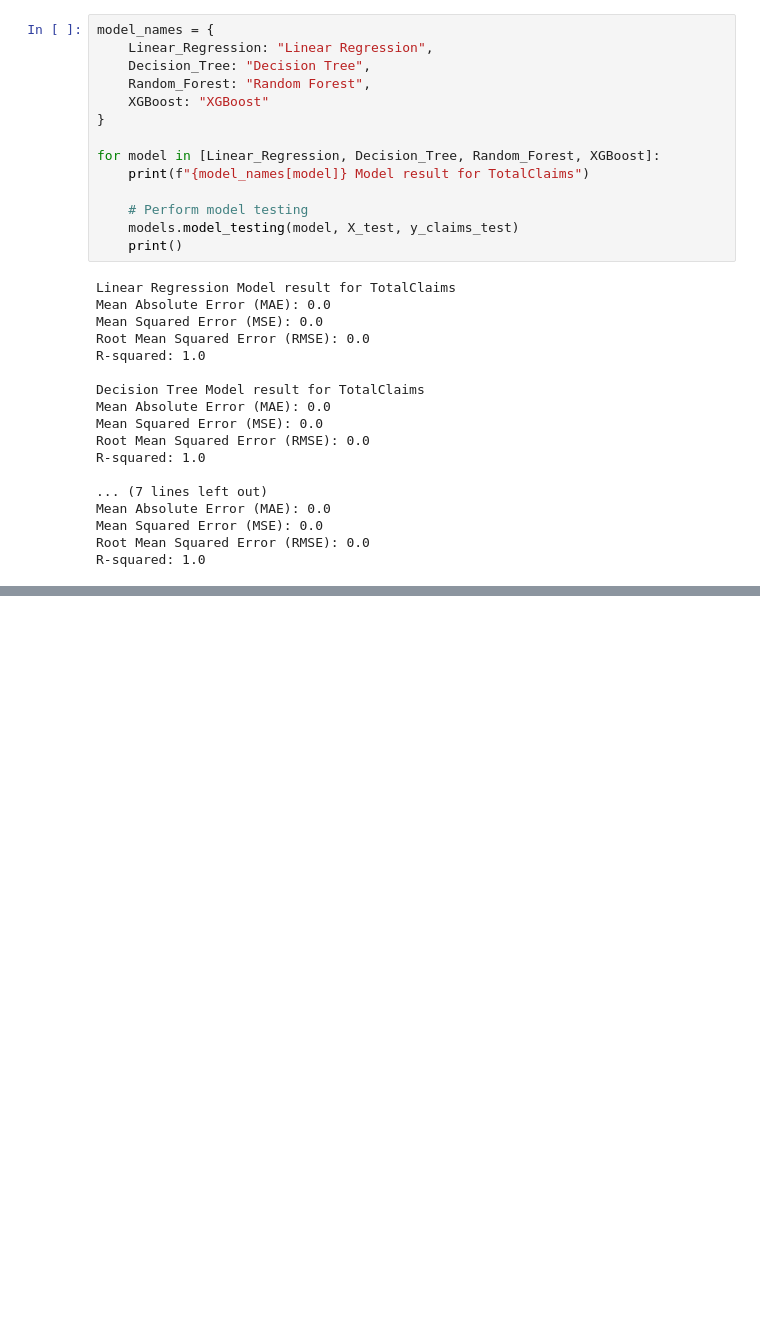
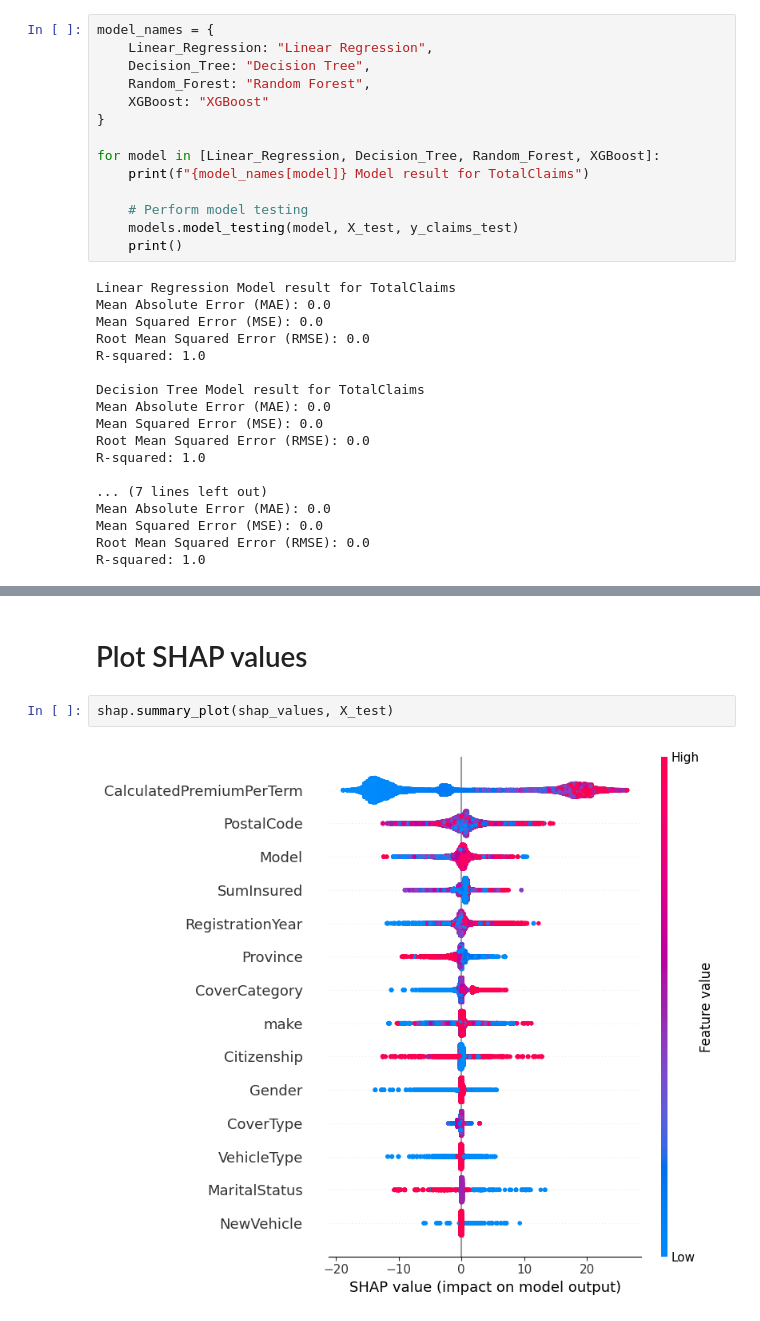
Before and after one commit to nebiyu-ethio/AlphaCare-Insurance-Analytics, a Jupyter notebook: notebooks/task_4.ipynb, the cells around one changed output, grey strips where cells are left out. Cells and saved outputs as stored; diff of their text form; blank space fills up the shorter version.

```diff
--- a/notebooks/task_4.ipynb
+++ b/notebooks/task_4.ipynb
@@ -122,0 +219,6 @@ R-squared: 1.0
+# %% [markdown]
+# Plot SHAP values
+# %%
+shap.summary_plot(shap_values, X_test)
+# %% [output]
+[figure, added]
```
Also changed, not shown: parts of 10 cells of this notebook.
